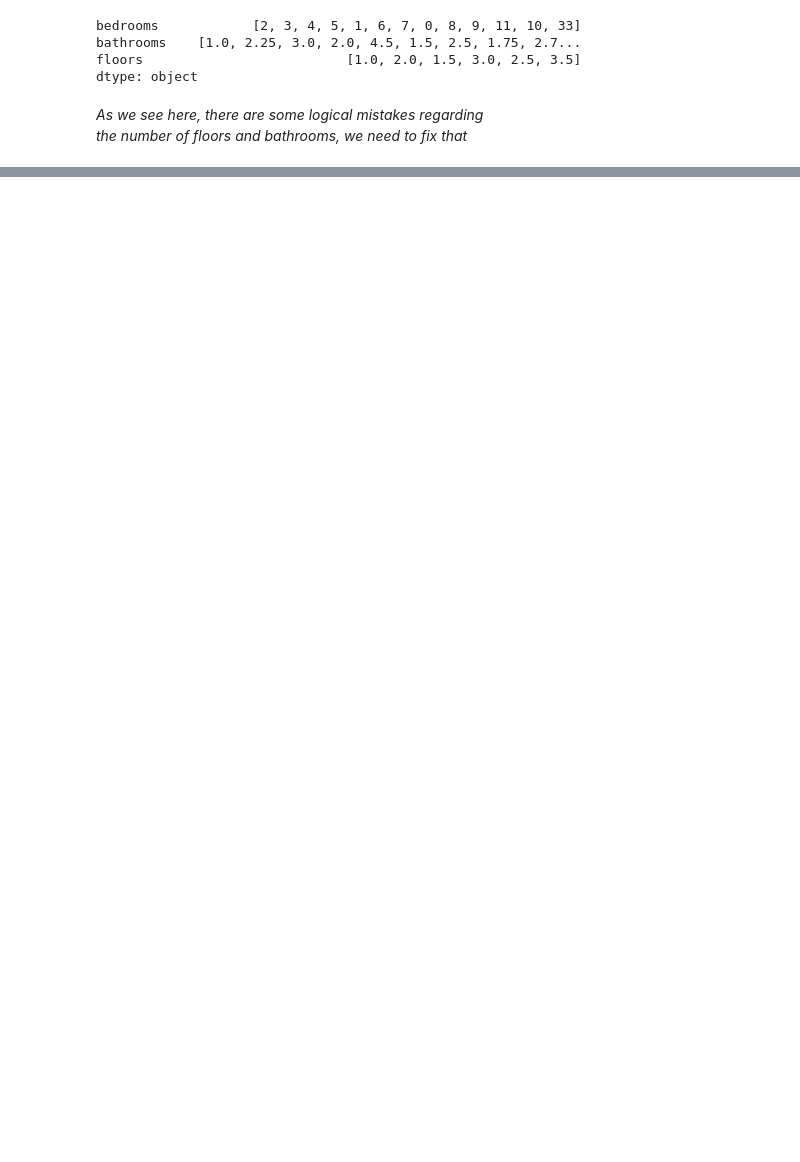
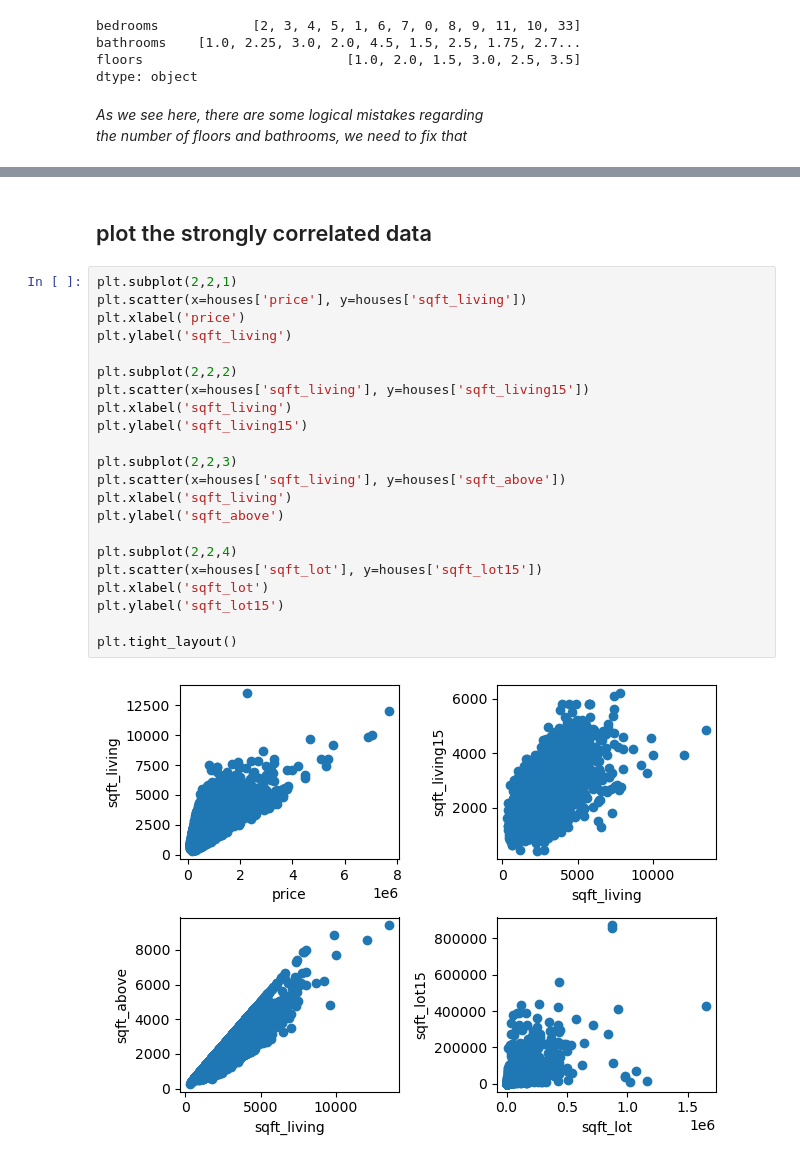
Before and after one commit to DiaaAhmedHassan/dataMiningProject, a Jupyter notebook: dataMiningProject.ipynb, the cells around one changed output, grey strips where cells are left out. Saved outputs shown, nothing was run; the diff lists cells and outputs as text; blank space fills up the shorter version.

```diff
--- a/dataMiningProject.ipynb
+++ b/dataMiningProject.ipynb
@@ -102,0 +143,26 @@ df3.head()
+# %% [markdown]
+## plot the strongly correlated data
+# %%
+plt.subplot(2,2,1)
+plt.scatter(x=houses['price'], y=houses['sqft_living'])
+plt.xlabel('price')
+plt.ylabel('sqft_living')
+
+plt.subplot(2,2,2)
+plt.scatter(x=houses['sqft_living'], y=houses['sqft_living15'])
+plt.xlabel('sqft_living')
+plt.ylabel('sqft_living15')
+
+plt.subplot(2,2,3)
+plt.scatter(x=houses['sqft_living'], y=houses['sqft_above'])
+plt.xlabel('sqft_living')
+plt.ylabel('sqft_above')
+
+plt.subplot(2,2,4)
+plt.scatter(x=houses['sqft_lot'], y=houses['sqft_lot15'])
+plt.xlabel('sqft_lot')
+plt.ylabel('sqft_lot15')
+
+plt.tight_layout()
+# %% [output]
+[figure, added]
```
Also changed, not shown: parts of 11 cells of this notebook.
